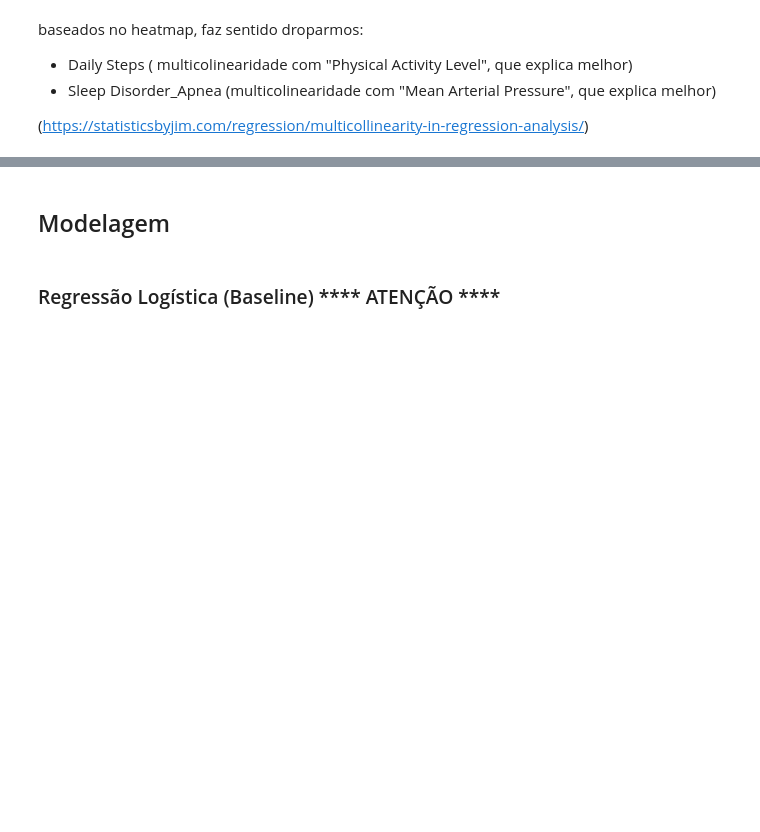
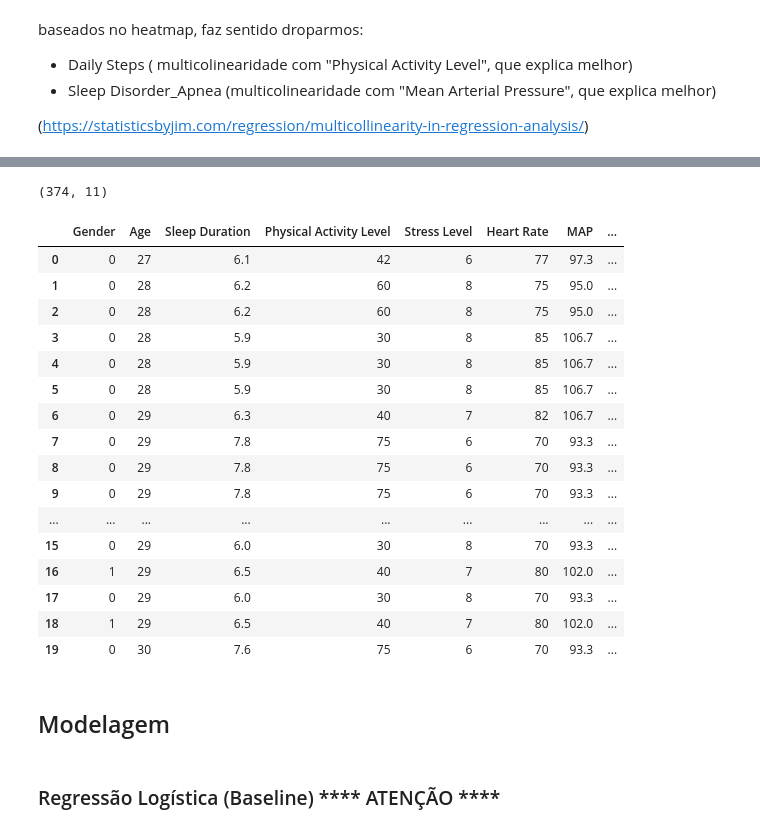
Before and after one commit to juliamuto/projeto_machine_learning_I, a Jupyter notebook: projeto.ipynb, the cells around one changed output, grey strips where cells are left out. Cells and saved outputs as stored; diff of their text form; code cells hidden in the pictures; blank space fills up the shorter version.

```diff
--- a/projeto.ipynb
+++ b/projeto.ipynb
@@ -303,3 +306,27 @@ sns.pairplot(df2, corner=True)
+# %%
+df2.shape
+# %% [output]
+(374, 11)
+# %%
+df2.head(20)
+# %% [output]
+|  | Gender | Age | Sleep Duration | Physical Activity Level | Stress Level | Heart Rate | MAP | ... |
+| 0 | 0 | 27 | 6.1 | 42 | 6 | 77 | 97.3 | ... |
+| 1 | 0 | 28 | 6.2 | 60 | 8 | 75 | 95.0 | ... |
+| 2 | 0 | 28 | 6.2 | 60 | 8 | 75 | 95.0 | ... |
+| 3 | 0 | 28 | 5.9 | 30 | 8 | 85 | 106.7 | ... |
+| 4 | 0 | 28 | 5.9 | 30 | 8 | 85 | 106.7 | ... |
+| 5 | 0 | 28 | 5.9 | 30 | 8 | 85 | 106.7 | ... |
+| 6 | 0 | 29 | 6.3 | 40 | 7 | 82 | 106.7 | ... |
+| 7 | 0 | 29 | 7.8 | 75 | 6 | 70 | 93.3 | ... |
+| 8 | 0 | 29 | 7.8 | 75 | 6 | 70 | 93.3 | ... |
+| 9 | 0 | 29 | 7.8 | 75 | 6 | 70 | 93.3 | ... |
+| ... | ... | ... | ... | ... | ... | ... | ... | ... |
+| 15 | 0 | 29 | 6.0 | 30 | 8 | 70 | 93.3 | ... |
+| 16 | 1 | 29 | 6.5 | 40 | 7 | 80 | 102.0 | ... |
+| 17 | 0 | 29 | 6.0 | 30 | 8 | 70 | 93.3 | ... |
+| 18 | 1 | 29 | 6.5 | 40 | 7 | 80 | 102.0 | ... |
+| 19 | 0 | 30 | 7.6 | 75 | 6 | 70 | 93.3 | ... |
 # %% [markdown]
 ## Modelagem
 # %% [markdown]
```
Also changed, not shown: parts of 19 cells of this notebook.
